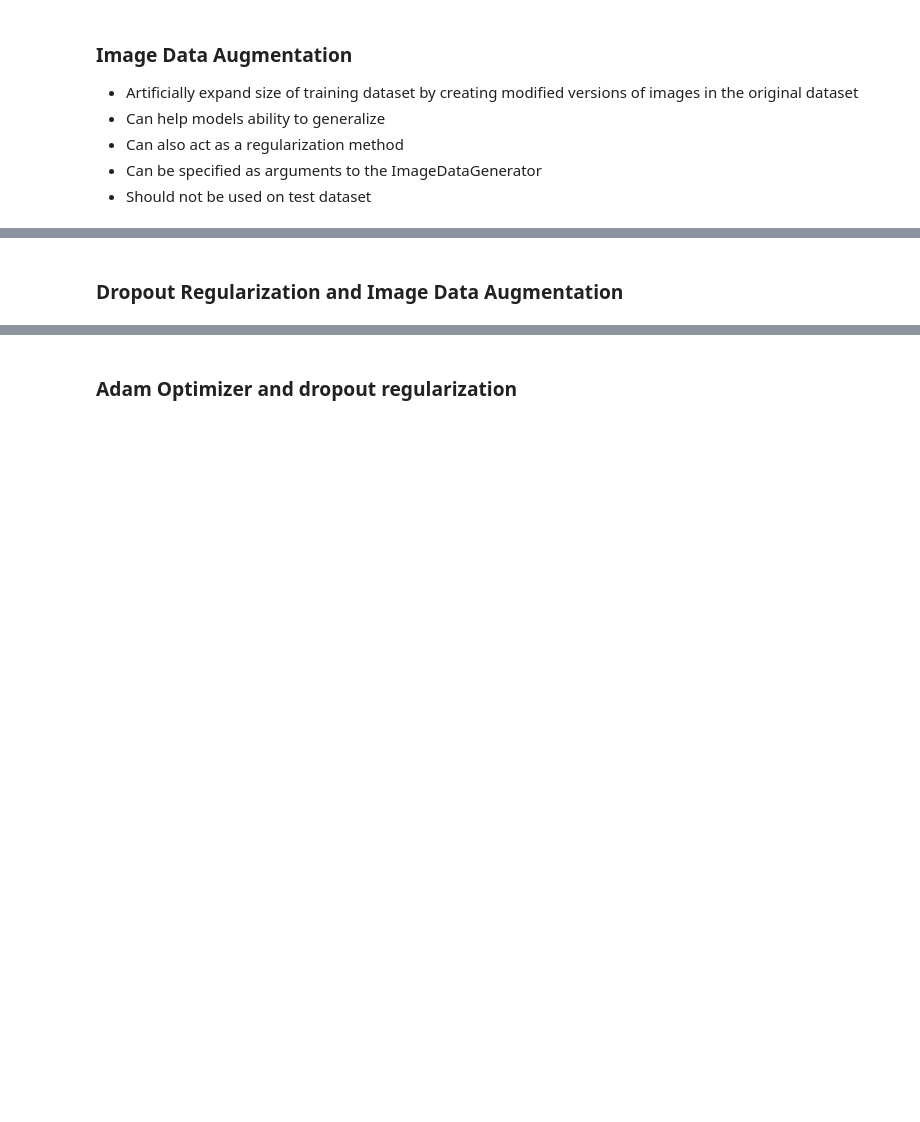
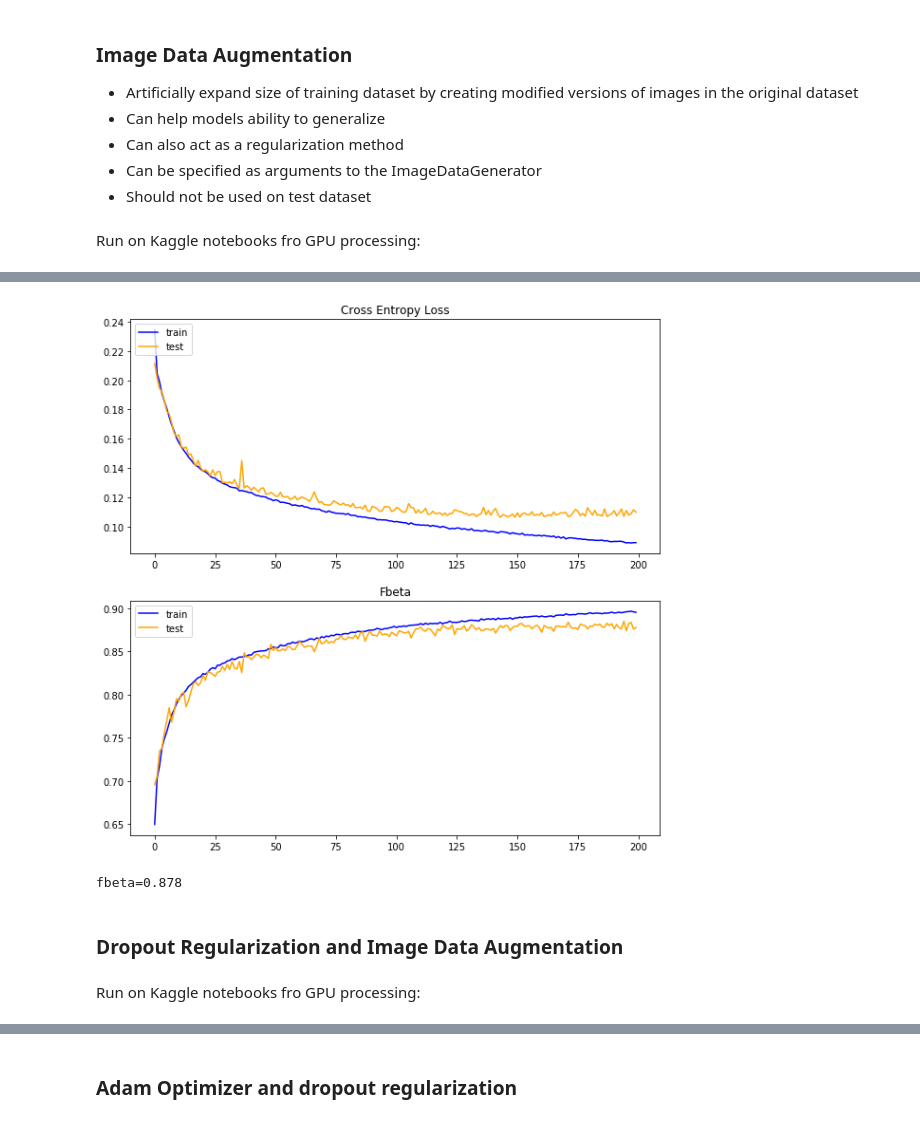
Before and after one commit to connormca12/Springboard-Projects, a Jupyter notebook: capstone-2/notebooks/machine_learning.ipynb, the cells around one changed output, grey strips where cells are left out. Drawn from its saved outputs; the diff is of its cells as text; code cells hidden in the pictures; blank space fills up the shorter version.

```diff
--- a/capstone-2/notebooks/machine_learning.ipynb
+++ b/capstone-2/notebooks/machine_learning.ipynb
@@ -487,4 +639,6 @@ print('Time: ', (stop - start) / 60)
 - Can also act as a regularization method
 - Can be specified as arguments to the ImageDataGenerator
 - Should not be used on test dataset
+# %% [markdown]
+Run on Kaggle notebooks fro GPU processing:
 # %%
@@ -508,0 +666,3 @@ print('Time: ', (stop - start) / 60)
+# %%
+augment_model, augment_history, _ = load_model_info('augment_model', X_train, y_train, X_test, y_test, augment=True)
+# %% [output]
@@ -509,3 +670,10 @@ print('Time: ', (stop - start) / 60)
+[figure, added]
+# %%
+augment_predictions = model_predict(augment_model, y_test)
+# %% [output]
+fbeta=0.878
 # %% [markdown]
 ### Dropout Regularization and Image Data Augmentation
+# %% [markdown]
+Run on Kaggle notebooks fro GPU processing:
 # %%
```
Also changed, not shown: parts of 121 cells of this notebook, 1 other file.
